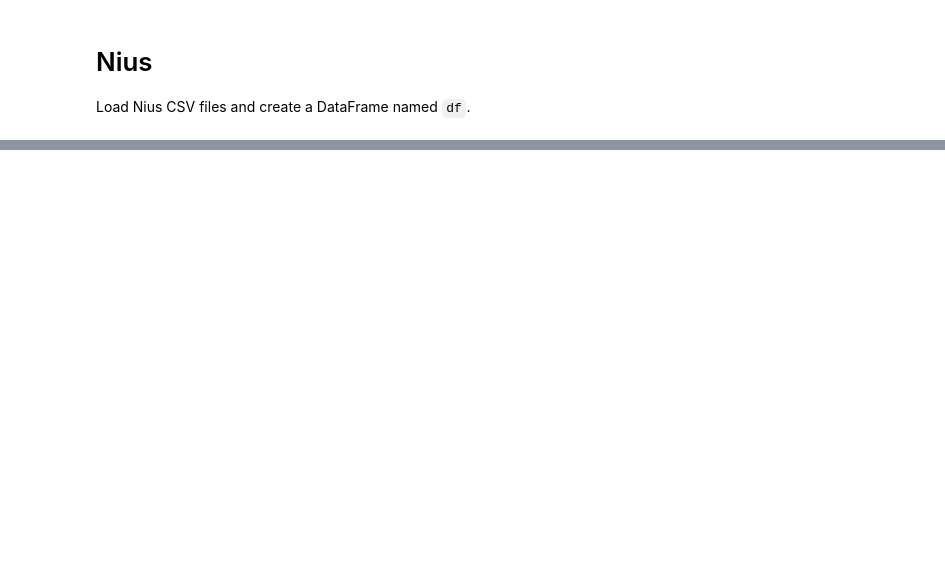
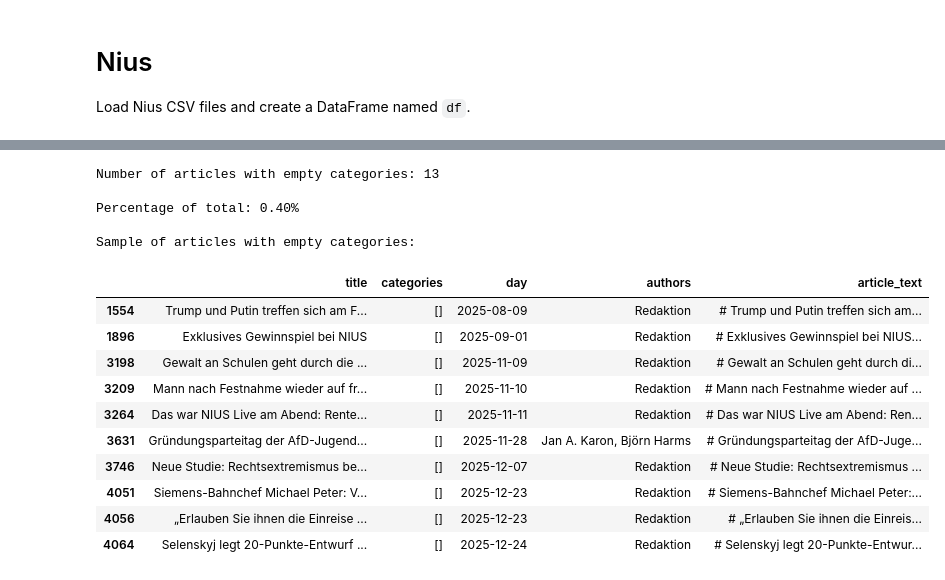
Before and after one commit to mattishaumann/Thesis, a Jupyter notebook: data preprocessing/03_Nius.ipynb, the cells around one changed output, grey strips where cells are left out. Saved outputs shown, nothing was run; the diff lists cells and outputs as text; code cells hidden in the pictures; blank space fills up the shorter version.

```diff
--- a/data preprocessing/03_Nius.ipynb
+++ b/data preprocessing/03_Nius.ipynb
@@ -68,0 +256,24 @@ Loaded 4885 rows from 285 file(s) in /Users/MattisHaumann/Dev/Thesis/data/raw/Al
+# %%
+# Filter for rows with empty categories
+empty_categories = df_clean[df_clean['categories'] == '[]']
+print(f"Number of articles with empty categories: {len(empty_categories)}")
+print(f"\nPercentage of total: {len(empty_categories) / len(df_clean) * 100:.2f}%")
+print(f"\nSample of articles with empty categories:")
+empty_categories[['title', 'categories', 'day', 'authors','article_text']].head(10)
+# %% [output]
+Number of articles with empty categories: 13
+
+Percentage of total: 0.40%
+
+Sample of articles with empty categories:
+|  | title | categories | day | authors | article_text |
+| 1554 | Trump und Putin treffen sich am F... | [] | 2025-08-09 | Redaktion | # Trump und Putin treffen sich am... |
+| 1896 | Exklusives Gewinnspiel bei NIUS | [] | 2025-09-01 | Redaktion | # Exklusives Gewinnspiel bei NIUS... |
+| 3198 | Gewalt an Schulen geht durch die ... | [] | 2025-11-09 | Redaktion | # Gewalt an Schulen geht durch di... |
+| 3209 | Mann nach Festnahme wieder auf fr... | [] | 2025-11-10 | Redaktion | # Mann nach Festnahme wieder auf ... |
+| 3264 | Das war NIUS Live am Abend: Rente... | [] | 2025-11-11 | Redaktion | # Das war NIUS Live am Abend: Ren... |
+| 3631 | Gründungsparteitag der AfD-Jugend... | [] | 2025-11-28 | Jan A. Karon, Björn Harms | # Gründungsparteitag der AfD-Juge... |
+| 3746 | Neue Studie: Rechtsextremismus be... | [] | 2025-12-07 | Redaktion | # Neue Studie: Rechtsextremismus ... |
+| 4051 | Siemens-Bahnchef Michael Peter: V... | [] | 2025-12-23 | Redaktion | # Siemens-Bahnchef Michael Peter:... |
+| 4056 | „Erlauben Sie ihnen die Einreise ... | [] | 2025-12-23 | Redaktion | # „Erlauben Sie ihnen die Einreis... |
+| 4064 | Selenskyj legt 20-Punkte-Entwurf ... | [] | 2025-12-24 | Redaktion | # Selenskyj legt 20-Punkte-Entwur... |
```
Also changed, not shown: parts of 23 cells of this notebook, 3 other files.
